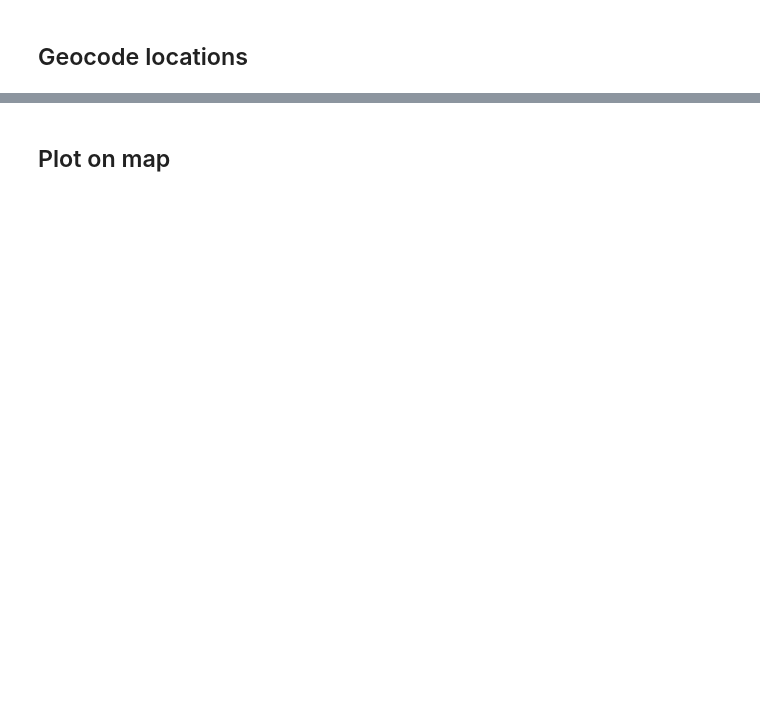
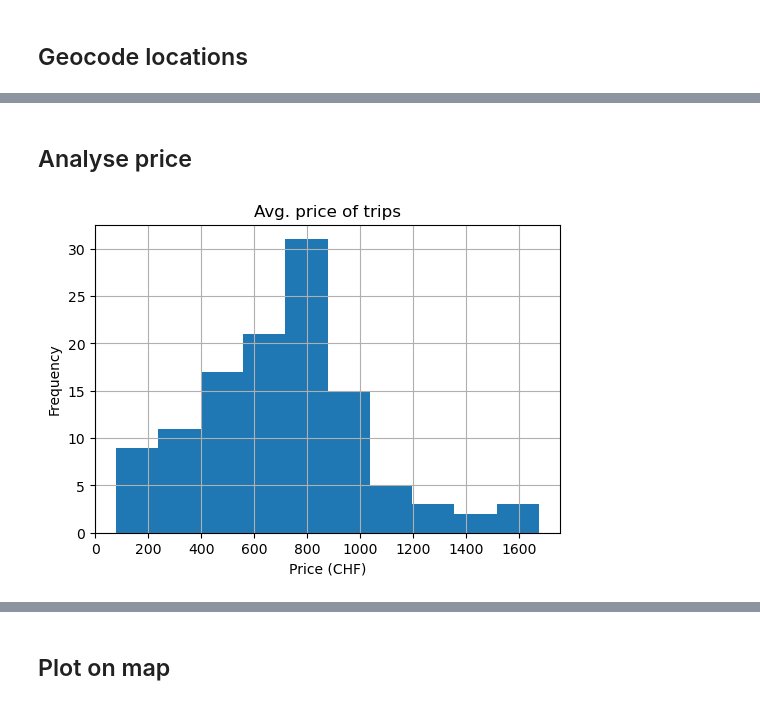
Before and after one commit to mario-gellrich-zhaw/spatial_data_analysis, a Jupyter notebook: 08_Python_Tripadvisor/tripadvisor_spatial.ipynb, the cells around one changed output, grey strips where cells are left out. Cells and saved outputs as stored; diff of their text form; code cells hidden in the pictures; blank space fills up the shorter version.

```diff
--- a/08_Python_Tripadvisor/tripadvisor_spatial.ipynb
+++ b/08_Python_Tripadvisor/tripadvisor_spatial.ipynb
@@ -113,0 +210,35 @@ print(df_geocoded)
+# %% [markdown]
+## Analyse price
+# %%
+# Merge the original DataFrame with the geocoded DataFrame
+merged_df = pd.merge(df[['web-scraper-order',
+                         'title_raw',
+                         'price_raw',
+                         'ranking_raw',
+                         'duration_raw']], df_geocoded,
+                         on='web-scraper-order',
+                         how='left')
+
+# Extract numbers from the string
+merged_df['price'] = merged_df['price_raw'].str.strip()
+merged_df['price'] = merged_df['price'].str.extract(r'(\d+’?\d*)')
+merged_df['price'] = merged_df['price'].str.replace("’", "").astype(int)
+merged_df
+
+# Pivot table to get the average price for each location
+pivot_table = merged_df.pivot_table(index='location',
+                                    values='price',
+                                    aggfunc='mean').reset_index()
+
+pivot_table.sort_values(by='price', ascending=False)
+
+# Histogram with average price of trips
+plt.figure(figsize=(6, 4))
+plt.hist(pivot_table['price'])
+plt.title('Avg. price of trips')
+plt.xlabel('Price (CHF)')
+plt.ylabel('Frequency')
+plt.grid()
+plt.show()
+# %% [output]
+[figure, added]
```
Also changed, not shown: parts of 17 cells of this notebook, 1 other file.
